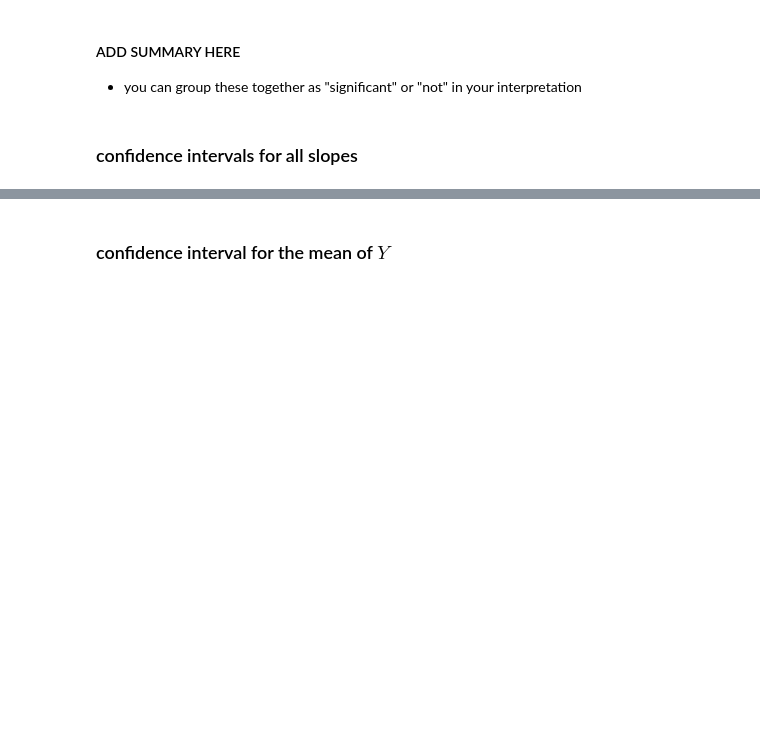
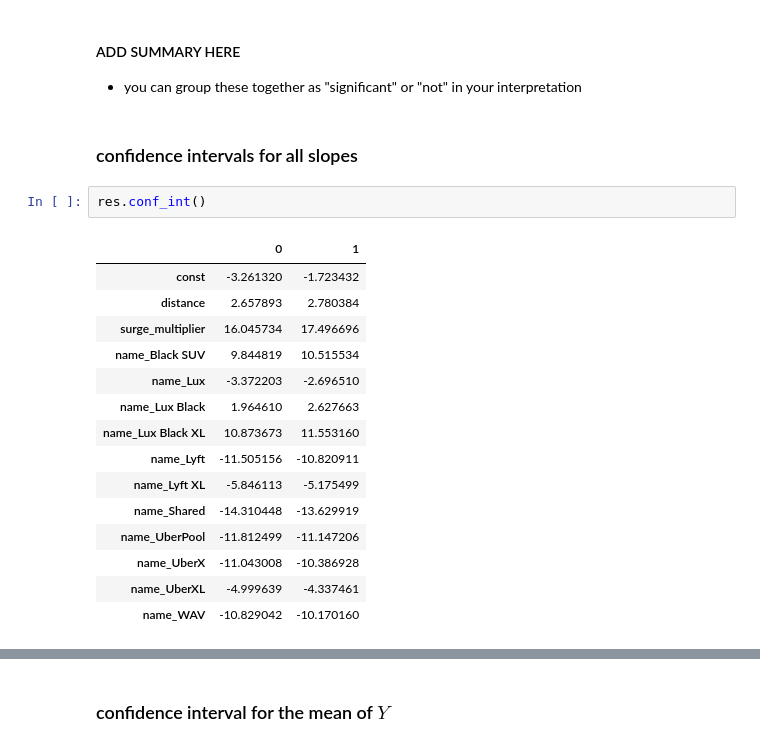
Before and after one commit to ksbuffaloe/Data-5600, a Jupyter notebook: 02_project/scripts/rideshare_projects.ipynb, the cells around one changed output, grey strips where cells are left out. Saved outputs shown, nothing was run; the diff lists cells and outputs as text; blank space fills up the shorter version.

```diff
--- a/02_project/scripts/rideshare_projects.ipynb
+++ b/02_project/scripts/rideshare_projects.ipynb
@@ -846,3 +850,21 @@ plt.show()
  - you can group these together as "significant" or "not" in your interpretation
 # %% [markdown]
 ### confidence intervals for all slopes
+# %%
+res.conf_int()
+# %% [output]
+|  | 0 | 1 |
+| const | -3.261320 | -1.723432 |
+| distance | 2.657893 | 2.780384 |
+| surge_multiplier | 16.045734 | 17.496696 |
+| name_Black SUV | 9.844819 | 10.515534 |
+| name_Lux | -3.372203 | -2.696510 |
+| name_Lux Black | 1.964610 | 2.627663 |
+| name_Lux Black XL | 10.873673 | 11.553160 |
+| name_Lyft | -11.505156 | -10.820911 |
+| name_Lyft XL | -5.846113 | -5.175499 |
+| name_Shared | -14.310448 | -13.629919 |
+| name_UberPool | -11.812499 | -11.147206 |
+| name_UberX | -11.043008 | -10.386928 |
+| name_UberXL | -4.999639 | -4.337461 |
+| name_WAV | -10.829042 | -10.170160 |
```
Also changed, not shown: parts of 7 cells of this notebook.
